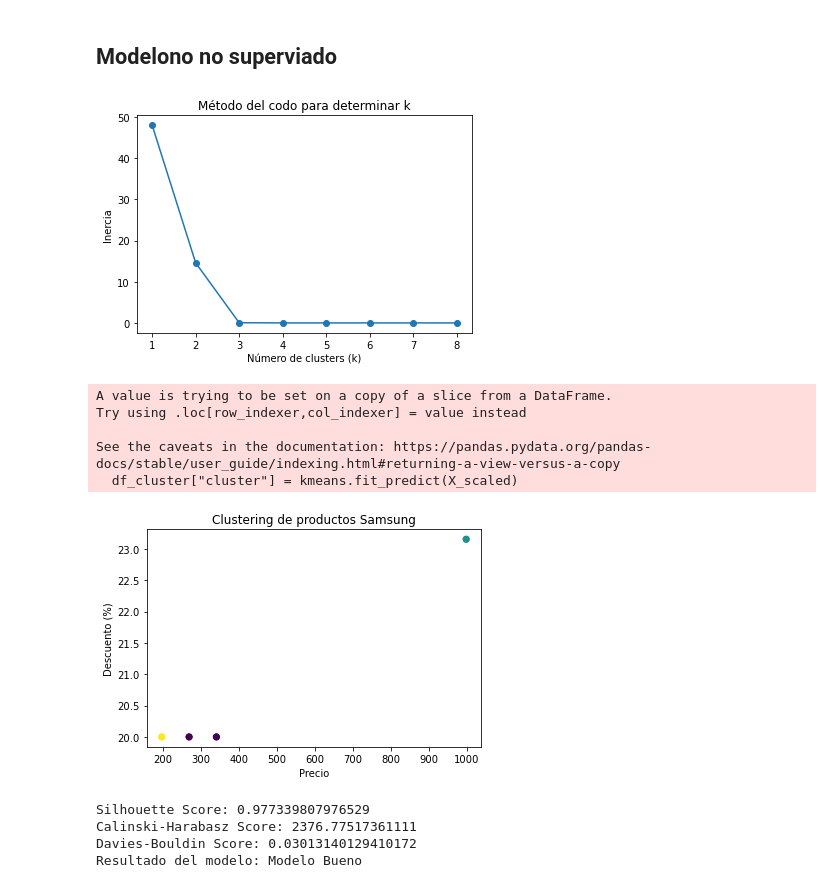
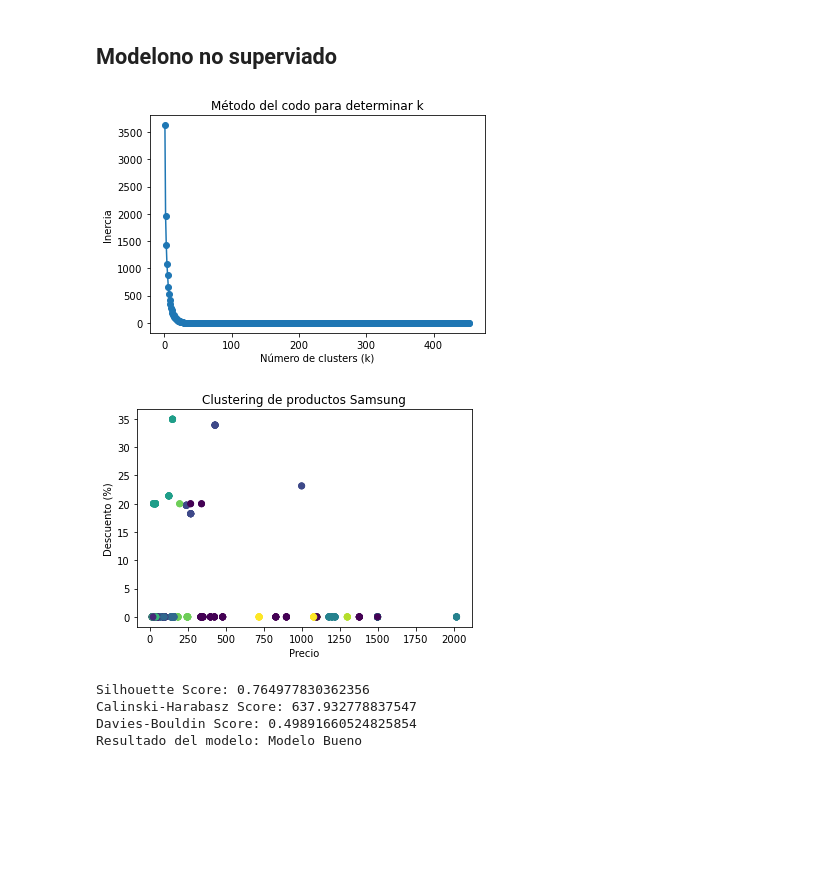
Before and after one commit to francis-fm/prac2td, a Jupyter notebook: Untitled-1.ipynb, the cells around one changed output. Cells and saved outputs as stored; diff of their text form; code cells hidden in the pictures; blank space fills up the shorter version.

Commit message:
Modelo No supervisado

```diff
--- a/Untitled-1.ipynb
+++ b/Untitled-1.ipynb
@@ -279,0 +19,12 @@ len(rating_product)"""
+# %%
+# Leyendo el xlsx Tabla características Samsumg.xlsx
+db_char = pd.read_excel("Tabla características Samsumg.xlsx", sheet_name="Sheet1")
+db_char
+
+# Eliminando caracteres especialesdela columna Peso como: " g"
+db_char["Peso"] = db_char["Peso"].str.replace(" g", "")
+db_char["Peso"] = db_char["Peso"].astype(float)
+# Eliminando caracteres especiales de la columna Batería como: " mAh"
+db_char["Batería"] = db_char["Batería"].str.replace(" mAh", "")
+db_char["Batería"] = db_char["Batería"].astype(float)
+db_char
@@ -329,0 +103,4 @@ db_prac
+# %%
+# Combinando con db_prac y db_char con la columna "Descripción del producto" y "Modelo"respectivamente y solo nos traemos las columnas que nos interesan como "Peso" y "Batería"
+db_prac = db_prac.merge(db_char[["Modelo", "Peso", "Batería"]], left_on="Descripción del producto", right_on="Modelo", how="left")
+db_prac
@@ -613,12 +443,17 @@ features = [
     "Almacenamiento_GB",
     "Tiene_5G",
     "Categoría encoded",
-    "Subcategoría encoded"
+    "Subcategoría encoded",
+    "Peso",
+    "Batería",
 ]
 
 # df_model = db_prac.dropna(subset=features + ["segmento_precio"])
 db_prac["porc descuento"].fillna(0, inplace=True)
 db_prac["Almacenamiento_GB"].fillna(0, inplace=True)
+db_prac["Tiene_5G"].fillna(0, inplace=True)
+db_prac["Peso"].fillna(0, inplace=True)
+db_prac["Batería"].fillna(0, inplace=True)
 
 df_model = db_prac[features + ["segmento_precio"]]
 X = df_model[features]
@@ -799,35 +634,35 @@ from sklearn.preprocessing import StandardScaler
 from sklearn.cluster import KMeans
 import matplotlib.pyplot as plt
 
 # Features numéricas
-cluster_vars = ["Precio con descuento", "porc descuento", "Almacenamiento_GB", "Tiene_5G", "Categoría encoded", "Subcategoría encoded"]
+cluster_vars = ["Precio con descuento", "porc descuento", "Almacenamiento_GB", "Tiene_5G", "Categoría encoded", "Subcategoría encoded", "Peso", "Batería"]
 
 # Quitar nulos
 df_cluster = db_prac.dropna(subset=cluster_vars)
 
 # Escalar
 scaler = StandardScaler()
 X_scaled = scaler.fit_transform(df_cluster[cluster_vars])
 
 # Adjust the range of k to avoid exceeding the number of samples
 k_range = range(1, len(X_scaled) + 1)
 
 # Calcular la inercia para distintos valores de k
 inertias = []
 
 for k in k_range:
     kmeans = KMeans(n_clusters=k, random_state=42)
     kmeans.fit(X_scaled)
     inertias.append(kmeans.inertia_)
 
 # Graficar el codo
 plt.plot(k_range, inertias, marker='o')
 plt.xlabel("Número de clusters (k)")
 plt.ylabel("Inercia")
 plt.title("Método del codo para determinar k")
 plt.show()
 # %% [output]
-[figure, old version]
+[figure, new version]
 # %%
 from sklearn.preprocessing import StandardScaler
 from sklearn.cluster import KMeans
@@ -844,7 +679,7 @@ scaler = StandardScaler()
 X_scaled = scaler.fit_transform(df_cluster[cluster_vars])
 
 # KMeans
-kmeans = KMeans(n_clusters=3, random_state=42)
+kmeans = KMeans(n_clusters=10, random_state=42)
 df_cluster["cluster"] = kmeans.fit_predict(X_scaled)
 
 # Visualización rápida
@@ -874,13 +709,8 @@ def evaluar_modelo(silhouette, calinski, davies):
 resultado = evaluar_modelo(silhouette, calinski, davies)
 print("Resultado del modelo:", resultado)
 # %% [output]
+[figure, new version]
-A value is trying to be set on a copy of a slice from a DataFrame.
-Try using .loc[row_indexer,col_indexer] = value instead
-
-See the caveats in the documentation: https://pandas.pydata.org/pandas-docs/stable/user_guide/indexing.html#returning-a-view-versus-a-copy
-  df_cluster["cluster"] = kmeans.fit_predict(X_scaled)
+Silhouette Score: 0.764977830362356
+Calinski-Harabasz Score: 637.932778837547
+Davies-Bouldin Score: 0.49891660524825854
+Resultado del modelo: Modelo Bueno
-[figure, old version]
-Silhouette Score: 0.977339807976529
-Calinski-Harabasz Score: 2376.77517361111
-Davies-Bouldin Score: 0.03013140129410172
-Resultado del modelo: Modelo Bueno
```
Also changed, not shown: parts of 45 cells of this notebook, 2 other files.
